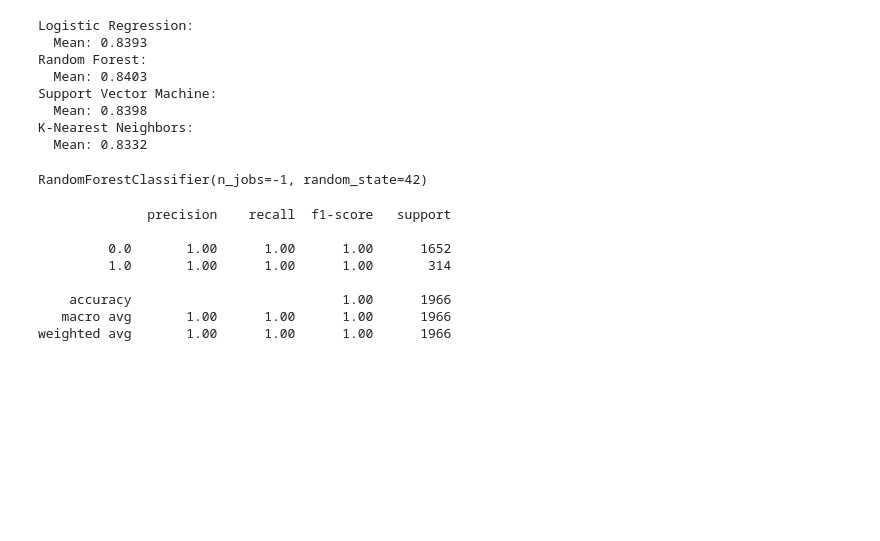
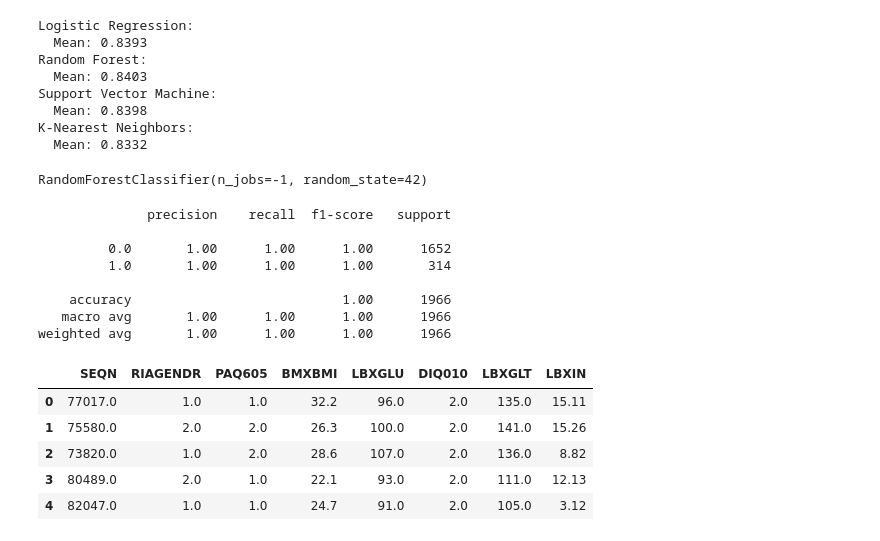
Before and after one commit to singhalishir1911/Hackathon-Week-4-, a Jupyter notebook: notebook.ipynb, the cells around one changed output. Cells and saved outputs as stored; diff of their text form; code cells hidden in the pictures; blank space fills up the shorter version.

```diff
--- a/notebook.ipynb
+++ b/notebook.ipynb
@@ -178,3 +178,12 @@ print(classification_report(y_train, y_pred_train))
     accuracy                           1.00      1966
    macro avg       1.00      1.00      1.00      1966
 weighted avg       1.00      1.00      1.00      1966
+# %%
+test_set.head()
+# %% [output]
+|  | SEQN | RIAGENDR | PAQ605 | BMXBMI | LBXGLU | DIQ010 | LBXGLT | LBXIN |
+| 0 | 77017.0 | 1.0 | 1.0 | 32.2 | 96.0 | 2.0 | 135.0 | 15.11 |
+| 1 | 75580.0 | 2.0 | 2.0 | 26.3 | 100.0 | 2.0 | 141.0 | 15.26 |
+| 2 | 73820.0 | 1.0 | 2.0 | 28.6 | 107.0 | 2.0 | 136.0 | 8.82 |
+| 3 | 80489.0 | 2.0 | 1.0 | 22.1 | 93.0 | 2.0 | 111.0 | 12.13 |
+| 4 | 82047.0 | 1.0 | 1.0 | 24.7 | 91.0 | 2.0 | 105.0 | 3.12 |
```
Also changed, not shown: parts of 6 cells of this notebook.
